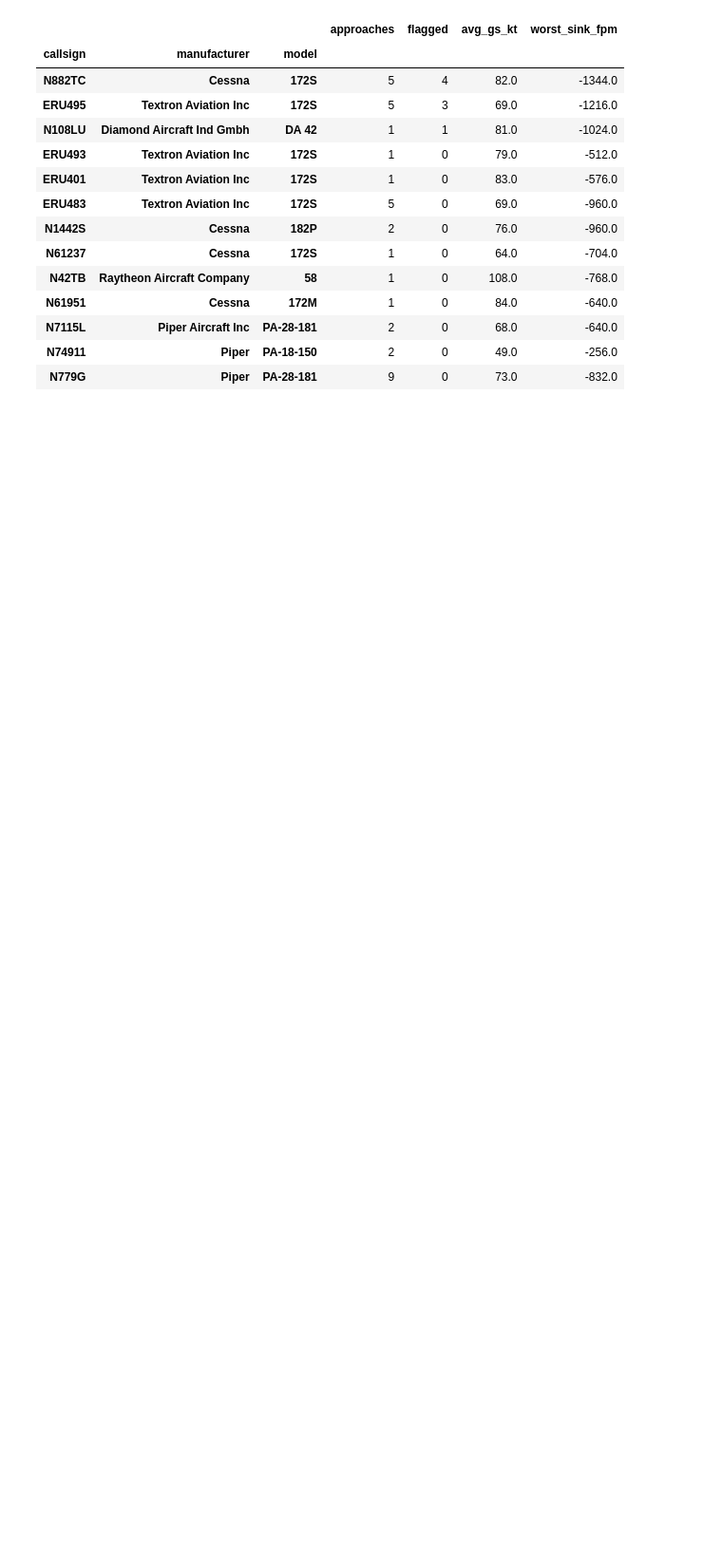
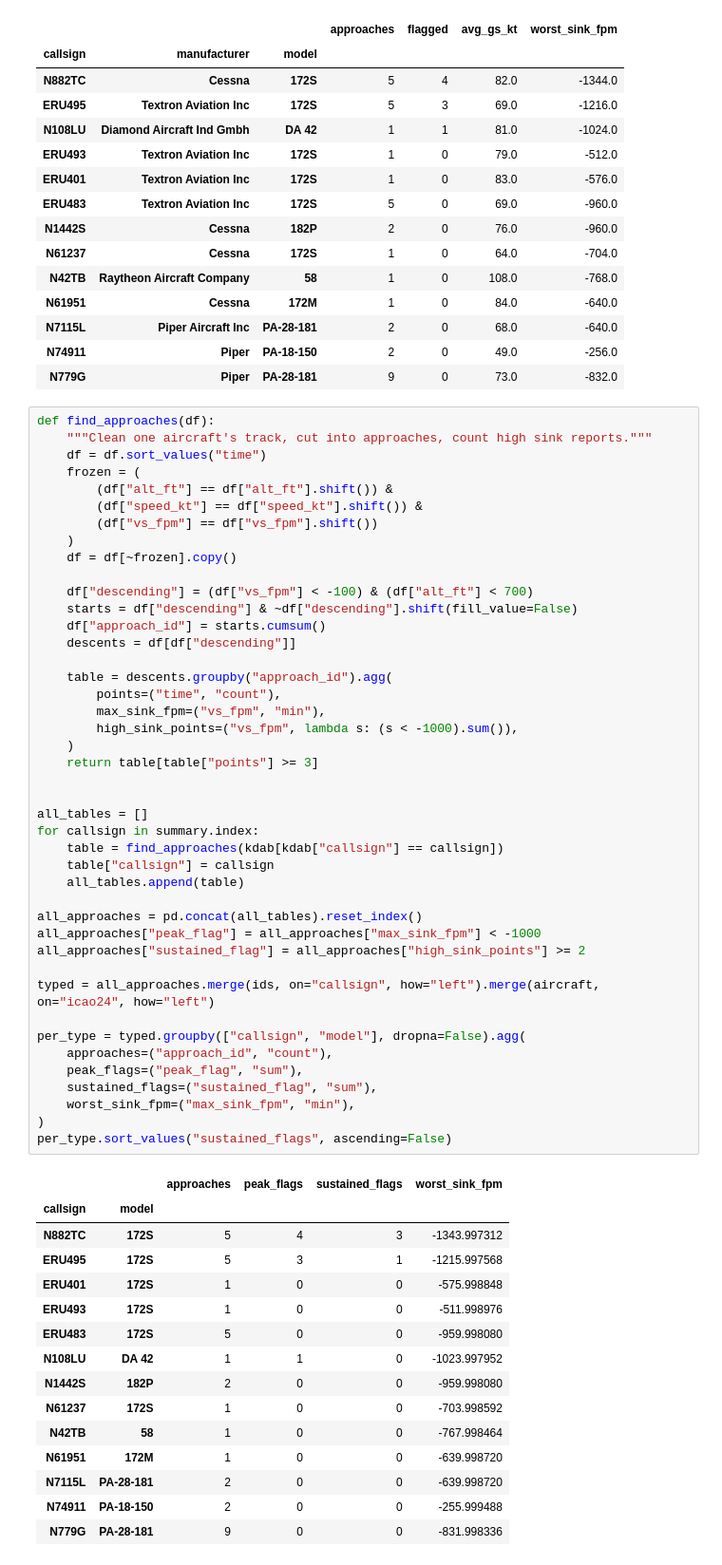
Before and after one commit to samsuseelan/ga-unstable-approach-warning, a Jupyter notebook: stable_approach_check.ipynb, the cells around one changed output. Shown at 95% size. Cells and saved outputs as stored; diff of their text form; blank space fills up the shorter version.

Commit message:
Add sustained sink rate check

```diff
--- a/stable_approach_check.ipynb
+++ b/stable_approach_check.ipynb
@@ -448,3 +448,62 @@ per_type.sort_values("flagged", ascending=False)
 | N7115L | Piper Aircraft Inc | PA-28-181 | 2 | 0 | 68.0 | -640.0 |
 | N74911 | Piper | PA-18-150 | 2 | 0 | 49.0 | -256.0 |
 | N779G | Piper | PA-28-181 | 9 | 0 | 73.0 | -832.0 |
+# %%
+def find_approaches(df):
+    """Clean one aircraft's track, cut into approaches, count high sink reports."""
+    df = df.sort_values("time")
+    frozen = (
+        (df["alt_ft"] == df["alt_ft"].shift()) &
+        (df["speed_kt"] == df["speed_kt"].shift()) &
+        (df["vs_fpm"] == df["vs_fpm"].shift())
+    )
+    df = df[~frozen].copy()
+
+    df["descending"] = (df["vs_fpm"] < -100) & (df["alt_ft"] < 700)
+    starts = df["descending"] & ~df["descending"].shift(fill_value=False)
+    df["approach_id"] = starts.cumsum()
+    descents = df[df["descending"]]
+
+    table = descents.groupby("approach_id").agg(
+        points=("time", "count"),
+        max_sink_fpm=("vs_fpm", "min"),
+        high_sink_points=("vs_fpm", lambda s: (s < -1000).sum()),
+    )
+    return table[table["points"] >= 3]
+
+
+all_tables = []
+for callsign in summary.index:
+    table = find_approaches(kdab[kdab["callsign"] == callsign])
+    table["callsign"] = callsign
+    all_tables.append(table)
+
+all_approaches = pd.concat(all_tables).reset_index()
+all_approaches["peak_flag"] = all_approaches["max_sink_fpm"] < -1000
+all_approaches["sustained_flag"] = all_approaches["high_sink_points"] >= 2
+
+typed = all_approaches.merge(ids, on="callsign", how="left").merge(aircraft, on="icao24", how="left")
+
+per_type = typed.groupby(["callsign", "model"], dropna=False).agg(
+    approaches=("approach_id", "count"),
+    peak_flags=("peak_flag", "sum"),
+    sustained_flags=("sustained_flag", "sum"),
+    worst_sink_fpm=("max_sink_fpm", "min"),
+)
+per_type.sort_values("sustained_flags", ascending=False)
+# %% [output]
+|  |  | approaches | peak_flags | sustained_flags | worst_sink_fpm |
+| callsign | model |  |  |  |  |
+| N882TC | 172S | 5 | 4 | 3 | -1343.997312 |
+| ERU495 | 172S | 5 | 3 | 1 | -1215.997568 |
+| ERU401 | 172S | 1 | 0 | 0 | -575.998848 |
+| ERU493 | 172S | 1 | 0 | 0 | -511.998976 |
+| ERU483 | 172S | 5 | 0 | 0 | -959.998080 |
+| N108LU | DA 42 | 1 | 1 | 0 | -1023.997952 |
+| N1442S | 182P | 2 | 0 | 0 | -959.998080 |
+| N61237 | 172S | 1 | 0 | 0 | -703.998592 |
+| N42TB | 58 | 1 | 0 | 0 | -767.998464 |
+| N61951 | 172M | 1 | 0 | 0 | -639.998720 |
+| N7115L | PA-28-181 | 2 | 0 | 0 | -639.998720 |
+| N74911 | PA-18-150 | 2 | 0 | 0 | -255.999488 |
+| N779G | PA-28-181 | 9 | 0 | 0 | -831.998336 |
```
